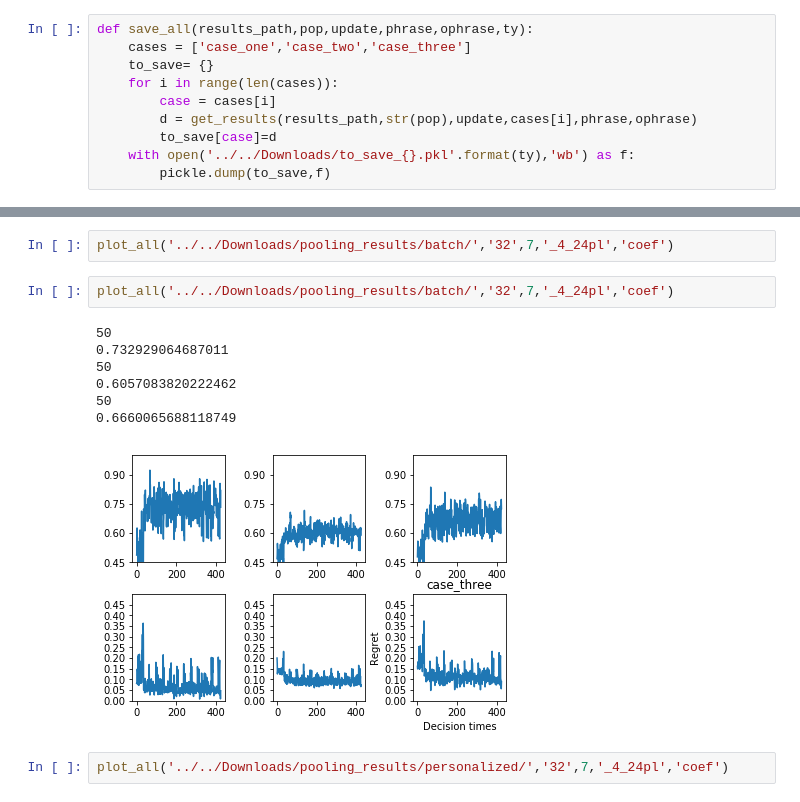
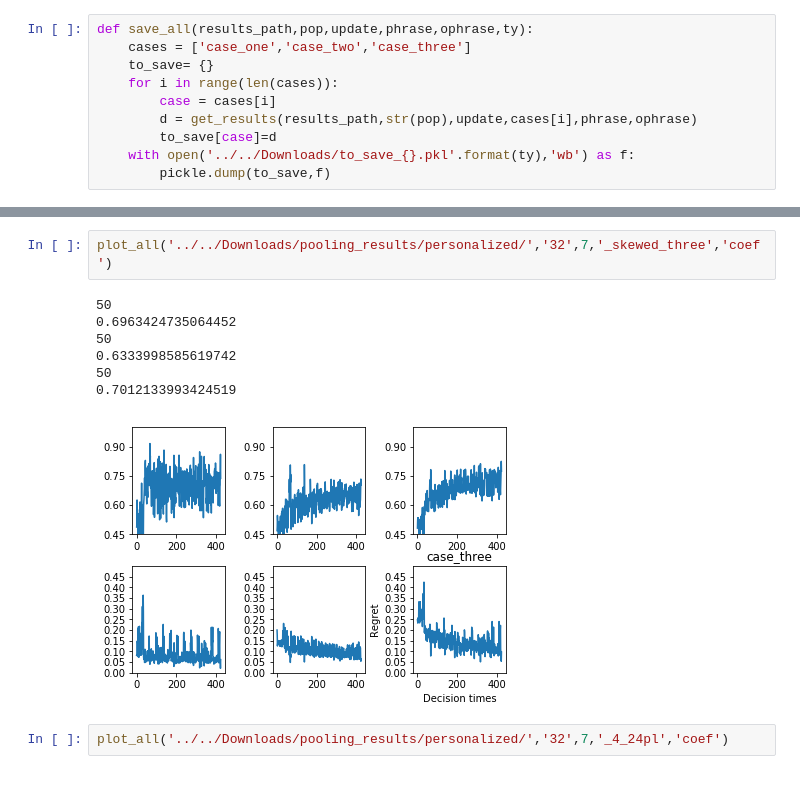
Before and after one commit to StatisticalReinforcementLearningLab/pooling_rl, a Jupyter notebook: evaluation/plot_all.ipynb, the cells around one changed output, grey strips where cells are left out. Cells and saved outputs as stored; diff of their text form.

Commit message:
skewed

```diff
--- a/evaluation/plot_all.ipynb
+++ b/evaluation/plot_all.ipynb
@@ -129,15 +178,13 @@ save_all('../../Downloads/pooling_results/batch/','32',7,'_4_24pl','coef','batch
 # %%
-plot_all('../../Downloads/pooling_results/batch/','32',7,'_4_24pl','coef')
+plot_all('../../Downloads/pooling_results/personalized/','32',7,'_skewed_three','coef')
+# %% [output]
+50
+0.6963424735064452
+50
+0.6333998585619742
+50
+0.7012133993424519
+[figure, added]
-# %%
-plot_all('../../Downloads/pooling_results/batch/','32',7,'_4_24pl','coef')
-# %% [output]
-50
-0.732929064687011
-50
-0.6057083820222462
-50
-0.6660065688118749
-[figure, removed]
 # %%
 plot_all('../../Downloads/pooling_results/personalized/','32',7,'_4_24pl','coef')
 # %% [output]
```
Also changed, not shown: parts of 5 cells of this notebook, 2 other files.
